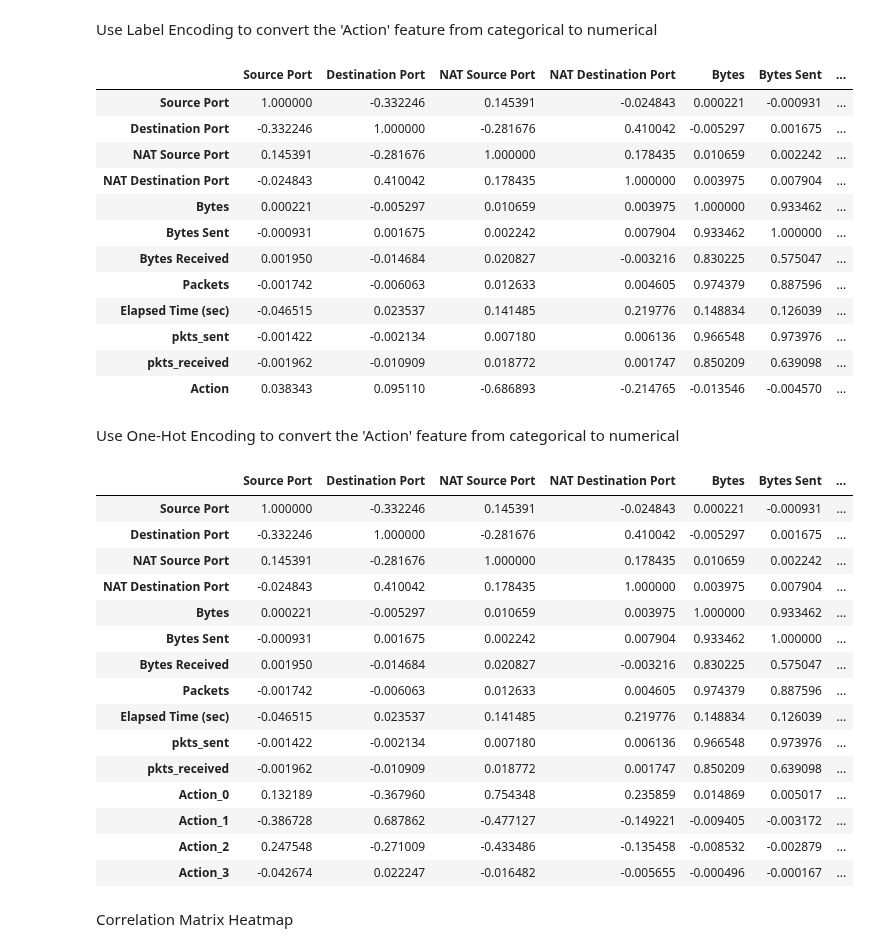
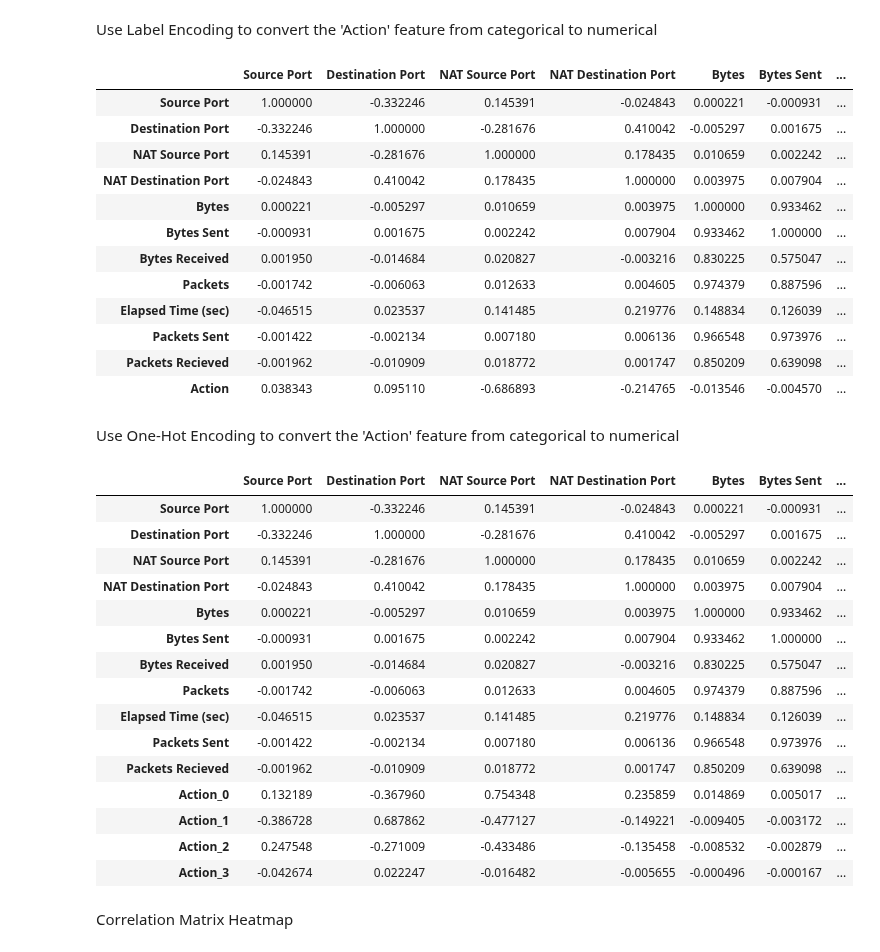
Before and after one commit to JeremiahHerring/Predict-Firewall-Actions, a Jupyter notebook: data-preprocessing.ipynb, the cells around one changed output. Saved outputs shown, nothing was run; the diff lists cells and outputs as text; code cells hidden in the pictures.

```diff
--- a/data-preprocessing.ipynb
+++ b/data-preprocessing.ipynb
@@ -38,9 +38,9 @@ Read the Dataset
 # %%
 import pandas as pd
 
-df = pd.read_csv('internet-firewall-data.csv')
+internet_data = pd.read_csv('internet-firewall-data.csv')
 
-df
+internet_data
 # %% [output]
 |  | Source Port | Destination Port | NAT Source Port | NAT Destination Port | Action | Bytes | Bytes Sent | ... |
 | 0 | 57222 | 53 | 54587 | 53 | allow | 177 | 94 | ... |
@@ -60,8 +60,7 @@ Move 'Action' column to last column
 # %%
 column_to_move = 'Action'
 
-new_column_order = [col for col in df.columns if col != column_to_move] + [column_to_move]
+new_column_order = [col for col in internet_data.columns if col != column_to_move] + [column_to_move]
 
-df = df[new_column_order]
-df2 = df
-df
+internet_data = internet_data[new_column_order]
+internet_data2 = internet_data # copy for correlation matrix later
@@ -82,2 +69,4 @@ df
 # %%
-df.rename(columns={'pkts_sent': 'Packets Sent', 'pkts_received': 'Packets Recieved'}, inplace=True)
+internet_data.rename(columns={'pkts_sent': 'Packets Sent', 'pkts_received': 'Packets Received'}, inplace=True)
+
+internet_data
@@ -84,8 +87,6 @@ df.rename(columns={'pkts_sent': 'Packets Sent', 'pkts_received': 'Packets Reciev
 # %% [markdown]
 Discover and Visualize the data to gain insights
 # %%
-internet_data = df
-
 internet_data.info()
 # %% [output]
 <class 'pandas.core.frame.DataFrame'>
@@ -167,32 +167,32 @@ ValueError: Could not interpret value `Packets Sent` for `x`. An entry with this
 # %% [markdown]
 Use Label Encoding to convert the 'Action' feature from categorical to numerical
 # %%
-df['Action'] = df['Action'].astype('category').cat.codes
+internet_data['Action'] = internet_data['Action'].astype('category').cat.codes
 
 # Calculate Pearson correlation
-correlation_matrix1 = df.corr(method='pearson')
+correlation_matrix1 = internet_data.corr(method='pearson')
 correlation_matrix1
 # %% [output]
 |  | Source Port | Destination Port | NAT Source Port | NAT Destination Port | Bytes | Bytes Sent | ... |
 | Source Port | 1.000000 | -0.332246 | 0.145391 | -0.024843 | 0.000221 | -0.000931 | ... |
 | Destination Port | -0.332246 | 1.000000 | -0.281676 | 0.410042 | -0.005297 | 0.001675 | ... |
 | NAT Source Port | 0.145391 | -0.281676 | 1.000000 | 0.178435 | 0.010659 | 0.002242 | ... |
 | NAT Destination Port | -0.024843 | 0.410042 | 0.178435 | 1.000000 | 0.003975 | 0.007904 | ... |
 | Bytes | 0.000221 | -0.005297 | 0.010659 | 0.003975 | 1.000000 | 0.933462 | ... |
 | Bytes Sent | -0.000931 | 0.001675 | 0.002242 | 0.007904 | 0.933462 | 1.000000 | ... |
 | Bytes Received | 0.001950 | -0.014684 | 0.020827 | -0.003216 | 0.830225 | 0.575047 | ... |
 | Packets | -0.001742 | -0.006063 | 0.012633 | 0.004605 | 0.974379 | 0.887596 | ... |
 | Elapsed Time (sec) | -0.046515 | 0.023537 | 0.141485 | 0.219776 | 0.148834 | 0.126039 | ... |
-| pkts_sent | -0.001422 | -0.002134 | 0.007180 | 0.006136 | 0.966548 | 0.973976 | ... |
-| pkts_received | -0.001962 | -0.010909 | 0.018772 | 0.001747 | 0.850209 | 0.639098 | ... |
+| Packets Sent | -0.001422 | -0.002134 | 0.007180 | 0.006136 | 0.966548 | 0.973976 | ... |
+| Packets Recieved | -0.001962 | -0.010909 | 0.018772 | 0.001747 | 0.850209 | 0.639098 | ... |
 | Action | 0.038343 | 0.095110 | -0.686893 | -0.214765 | -0.013546 | -0.004570 | ... |
 # %% [markdown]
 Use One-Hot Encoding to convert the 'Action' feature from categorical to numerical
 # %%
-df_one_hot = pd.get_dummies(df2, columns=['Action'])
+internet_data_one_hot = pd.get_dummies(internet_data2, columns=['Action'])
 
 # Calculate Pearson correlation
-correlation_matrix2 = df_one_hot.corr(method='pearson')
+correlation_matrix2 = internet_data_one_hot.corr(method='pearson')
 correlation_matrix2
 # %% [output]
 |  | Source Port | Destination Port | NAT Source Port | NAT Destination Port | Bytes | Bytes Sent | ... |
@@ -205,8 +205,8 @@ correlation_matrix2
 | Bytes Received | 0.001950 | -0.014684 | 0.020827 | -0.003216 | 0.830225 | 0.575047 | ... |
 | Packets | -0.001742 | -0.006063 | 0.012633 | 0.004605 | 0.974379 | 0.887596 | ... |
 | Elapsed Time (sec) | -0.046515 | 0.023537 | 0.141485 | 0.219776 | 0.148834 | 0.126039 | ... |
-| pkts_sent | -0.001422 | -0.002134 | 0.007180 | 0.006136 | 0.966548 | 0.973976 | ... |
-| pkts_received | -0.001962 | -0.010909 | 0.018772 | 0.001747 | 0.850209 | 0.639098 | ... |
+| Packets Sent | -0.001422 | -0.002134 | 0.007180 | 0.006136 | 0.966548 | 0.973976 | ... |
+| Packets Recieved | -0.001962 | -0.010909 | 0.018772 | 0.001747 | 0.850209 | 0.639098 | ... |
 | Action_0 | 0.132189 | -0.367960 | 0.754348 | 0.235859 | 0.014869 | 0.005017 | ... |
 | Action_1 | -0.386728 | 0.687862 | -0.477127 | -0.149221 | -0.009405 | -0.003172 | ... |
 | Action_2 | 0.247548 | -0.271009 | -0.433486 | -0.135458 | -0.008532 | -0.002879 | ... |
```
Also changed, not shown: parts of 8 cells of this notebook.
